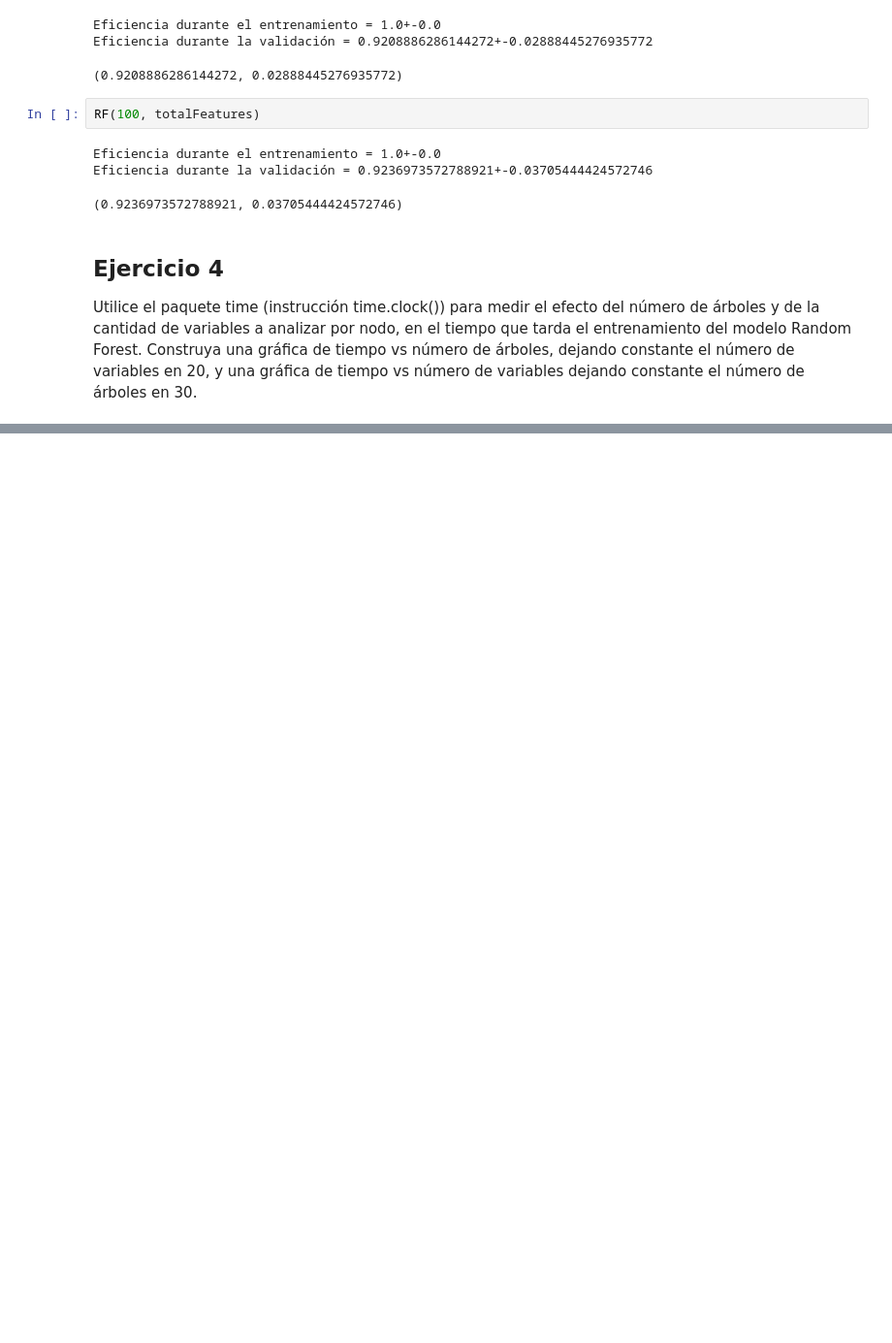
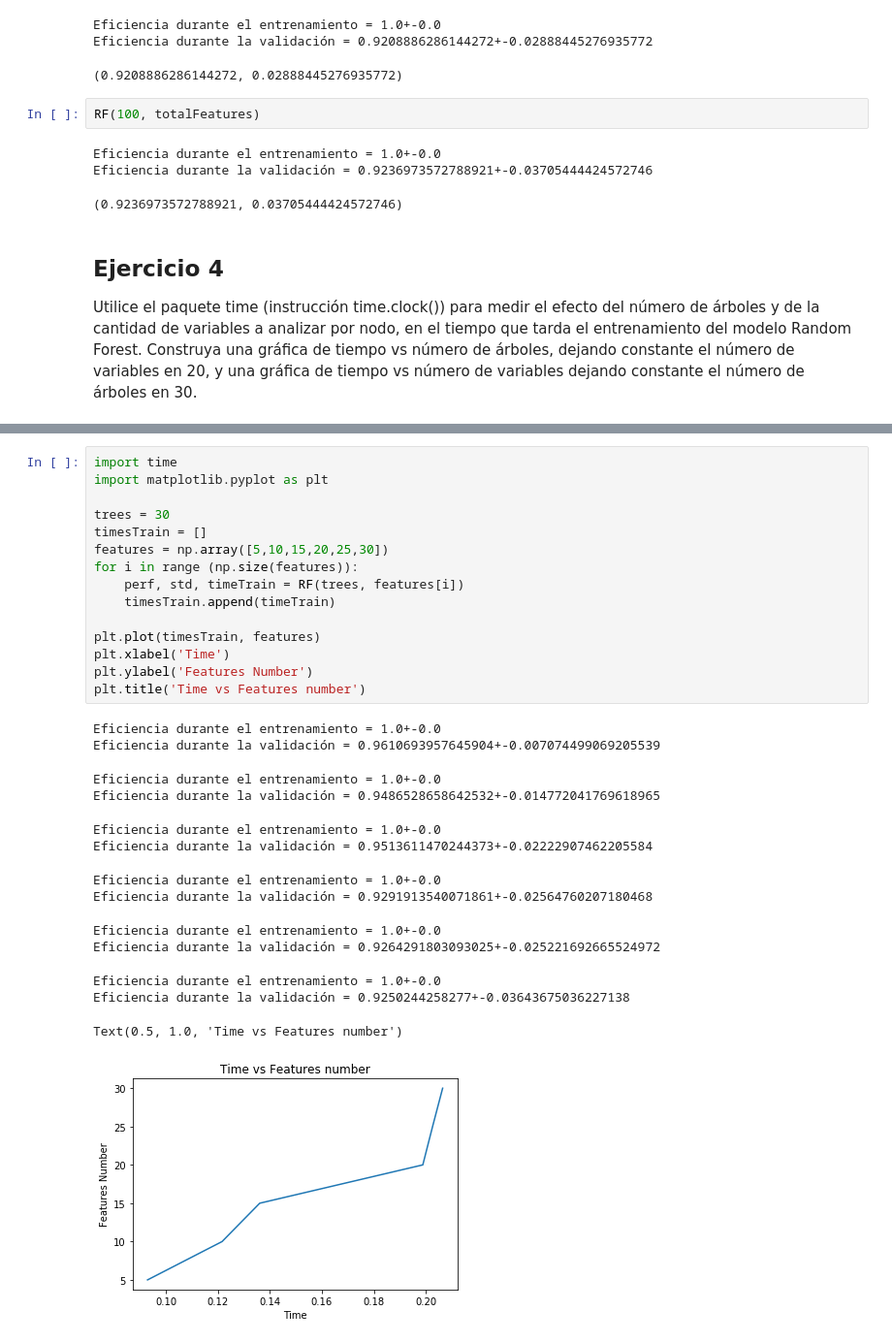
Before and after one commit to kevinmaiden7/ML_IntroductoryCourse, a Jupyter notebook: Labs/Lab_3/Lab_3.2_Arboles.ipynb, the cells around one changed output, grey strips where cells are left out. Shown: that part at 97% size. Saved outputs shown, nothing was run; the diff lists cells and outputs as text; blank space fills up the shorter version.

```diff
--- a/Labs/Lab_3/Lab_3.2_Arboles.ipynb
+++ b/Labs/Lab_3/Lab_3.2_Arboles.ipynb
@@ -404,0 +445,30 @@ import matplotlib.pyplot as plt
+# %%
+import time
+import matplotlib.pyplot as plt
+
+trees = 30
+timesTrain = []
+features = np.array([5,10,15,20,25,30])
+for i in range (np.size(features)):
+    perf, std, timeTrain = RF(trees, features[i])
+    timesTrain.append(timeTrain)
+
+plt.plot(timesTrain, features)
+plt.xlabel('Time')
+plt.ylabel('Features Number')
+plt.title('Time vs Features number')
+# %% [output]
+Eficiencia durante el entrenamiento = 1.0+-0.0
+Eficiencia durante la validación = 0.9610693957645904+-0.007074499069205539
+Eficiencia durante el entrenamiento = 1.0+-0.0
+Eficiencia durante la validación = 0.9486528658642532+-0.014772041769618965
+Eficiencia durante el entrenamiento = 1.0+-0.0
+Eficiencia durante la validación = 0.9513611470244373+-0.02222907462205584
+Eficiencia durante el entrenamiento = 1.0+-0.0
+Eficiencia durante la validación = 0.9291913540071861+-0.02564760207180468
+Eficiencia durante el entrenamiento = 1.0+-0.0
+Eficiencia durante la validación = 0.9264291803093025+-0.025221692665524972
+Eficiencia durante el entrenamiento = 1.0+-0.0
+Eficiencia durante la validación = 0.9250244258277+-0.03643675036227138
+Text(0.5, 1.0, 'Time vs Features number')
+[figure, added]
```
Also changed, not shown: parts of 4 cells of this notebook.
